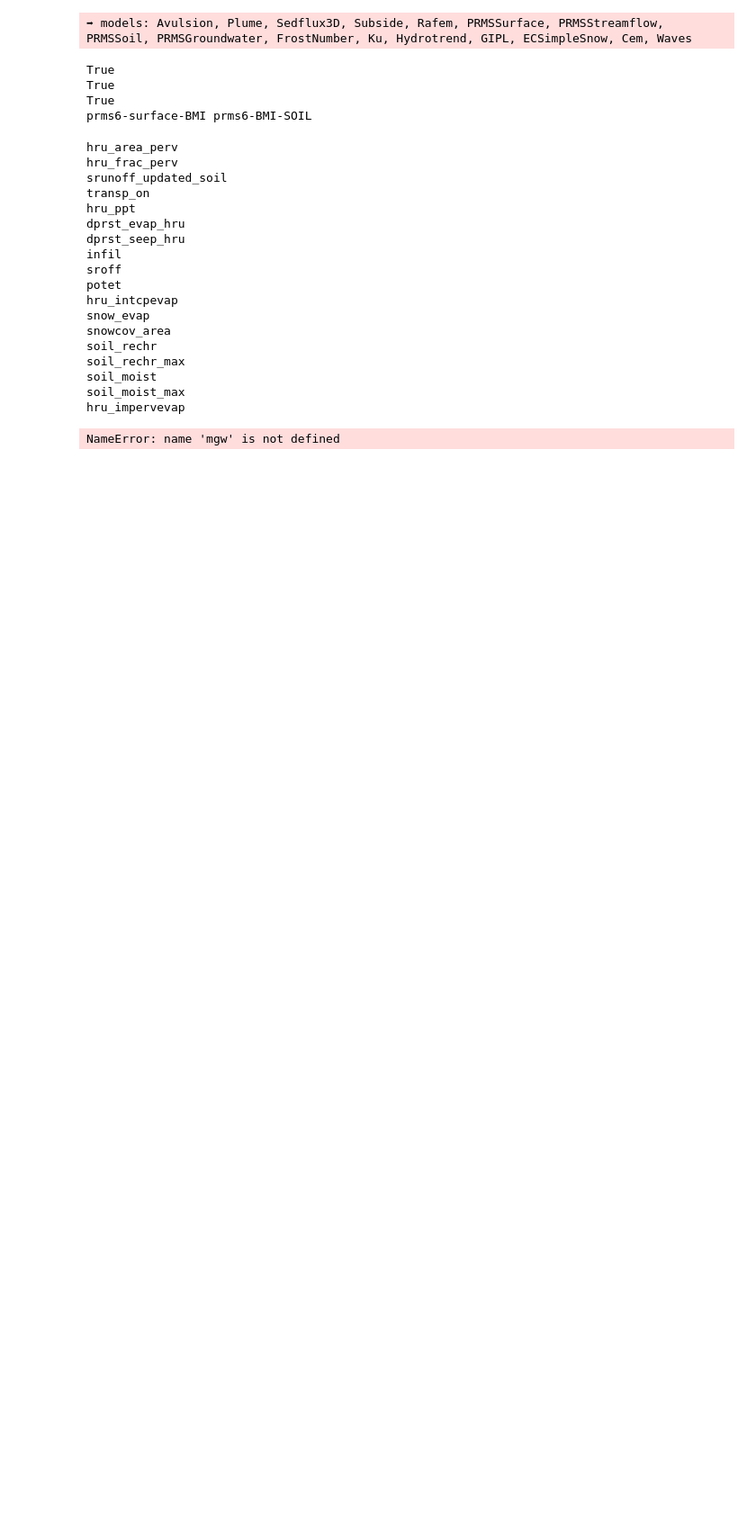
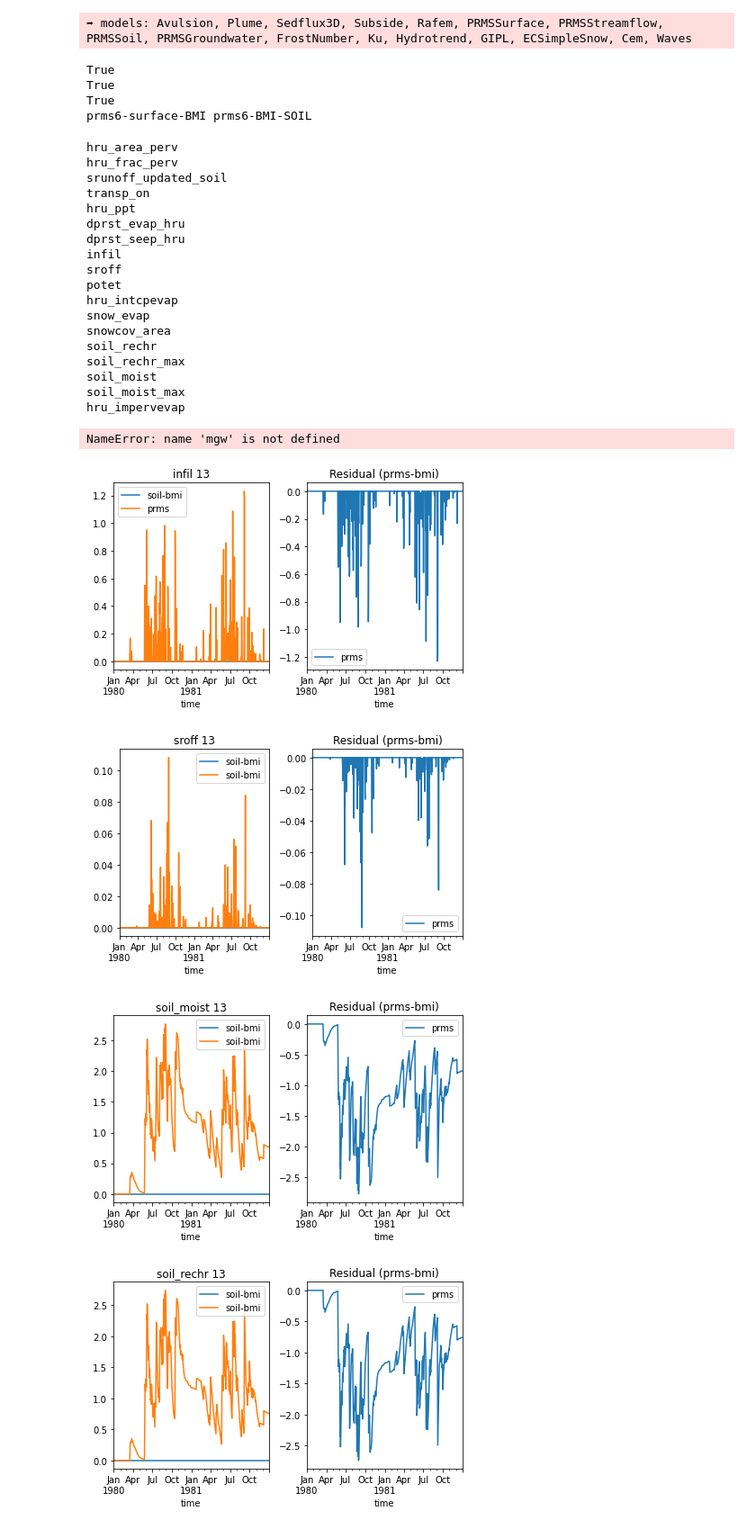
Before and after one commit to nhm-usgs/bmi-prms-demo, a Jupyter notebook: notebooks/05-prms-surface-soil-pointer.ipynb, the cells around one changed output. Shown at 90% size. Drawn from its saved outputs; the diff is of its cells as text; code cells hidden in the pictures; blank space fills up the shorter version.

```diff
--- a/notebooks/05-prms-surface-soil-pointer.ipynb
+++ b/notebooks/05-prms-surface-soil-pointer.ipynb
@@ -150,3 +150,42 @@ sim_end_date = dsoil.time.max()
 # %%
 from pandas.plotting import register_matplotlib_converters
 register_matplotlib_converters()
+# %%
+from helper import bmi_prms6_value_plot, bmi_prms6_residual_plot
+import matplotlib.pyplot as plt
+import matplotlib
+t_hru = 13
+
+fig, ax = plt.subplots(ncols=2)
+bmi_prms6_value_plot(dsoil, t_hru, 'infil', 'soil-bmi', sim_start_date, sim_end_date, ax[0])
+bmi_prms6_value_plot(dprms, t_hru, 'infil', 'prms', sim_start_date, sim_end_date, ax[0])
+bmi_prms6_residual_plot(dsoil, dprms, t_hru, 'infil', 'prms', sim_start_date, sim_end_date, ax[1])
+plt.tight_layout()
+plt.show()
+
+fig, ax = plt.subplots(ncols=2)
+bmi_prms6_value_plot(dsoil, t_hru, 'sroff', 'soil-bmi', sim_start_date, sim_end_date, ax[0])
+bmi_prms6_value_plot(dprms, t_hru, 'sroff', 'soil-bmi', sim_start_date, sim_end_date, ax[0])
+bmi_prms6_residual_plot(dsoil, dprms, t_hru, 'sroff', 'prms', sim_start_date, sim_end_date, ax[1])
+plt.tight_layout()
+plt.show()
+
+fig, ax = plt.subplots(ncols=2)
+bmi_prms6_value_plot(dsoil, t_hru, 'soil_moist', 'soil-bmi', sim_start_date, sim_end_date, ax[0])
+bmi_prms6_value_plot(dprms, t_hru, 'soil_moist', 'soil-bmi', sim_start_date, sim_end_date, ax[0])
+bmi_prms6_residual_plot(dsoil, dprms, t_hru, 'soil_moist', 'prms', sim_start_date, sim_end_date, ax[1])
+plt.tight_layout()
+plt.show()
+
+fig, ax = plt.subplots(ncols=2)
+bmi_prms6_value_plot(dsoil, t_hru, 'soil_rechr', 'soil-bmi', sim_start_date, sim_end_date, ax[0])
+bmi_prms6_value_plot(dprms, t_hru, 'soil_rechr', 'soil-bmi', sim_start_date, sim_end_date, ax[0])
+bmi_prms6_residual_plot(dsoil, dprms, t_hru, 'soil_rechr', 'prms', sim_start_date, sim_end_date, ax[1])
+plt.gca().ticklabel_format(axis='y', style='plain', useOffset=False)
+plt.tight_layout()
+plt.show()
+# %% [output]
+[figure, added]
+[figure, added]
+[figure, added]
+[figure, added]
```
